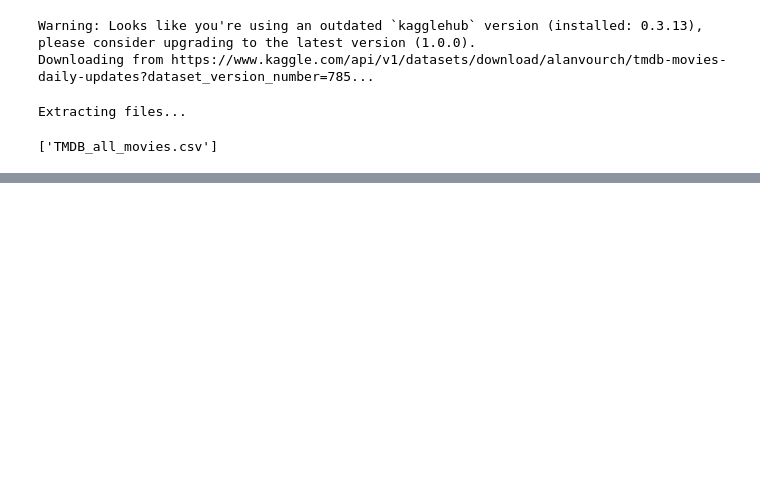
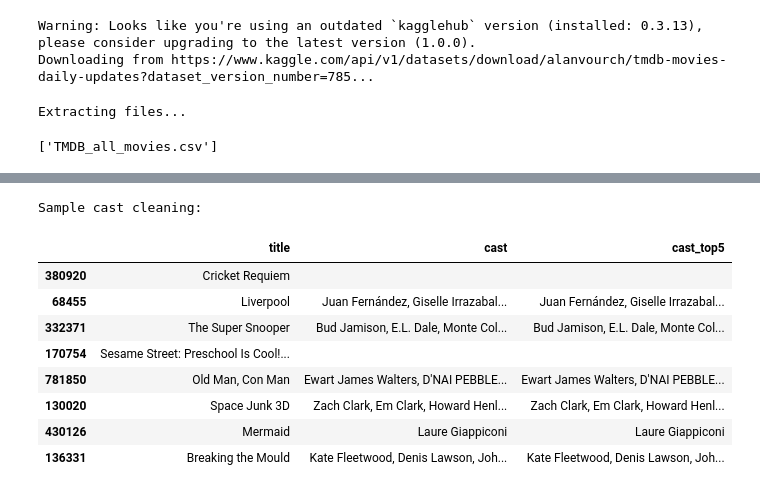
Before and after one commit to abhijitdalal26/movie-vector-galaxy, a Jupyter notebook: movies-vector-galaxy.ipynb, the cells around one changed output, grey strips where cells are left out. Saved outputs shown, nothing was run; the diff lists cells and outputs as text; code cells hidden in the pictures; blank space fills up the shorter version.

```diff
--- a/movies-vector-galaxy.ipynb
+++ b/movies-vector-galaxy.ipynb
@@ -56,0 +161,8 @@ dtype: object
+# %%
+df['genres'] = df['genres'].fillna('Unknown')
+df['cast'] = df['cast'].fillna('')
+df['director'] = df['director'].fillna('Unknown')
+df['year'] = df['year'].fillna(0).astype(int)
+
+print("Missing values after filling:")
+print(df.isnull().sum())
@@ -56,0 +182,11 @@ dtype: object
+# %%
+df = df[
+    df['title'].notna() &
+    (df['title'].str.strip() != '') &
+    df['overview'].notna() &
+    (df['overview'] != '') &
+    (df['overview'].str.len() >= 20)
+].copy()
+
+print("Shape after dropping bad overview rows:", df.shape)
+print(df.isnull().sum())
@@ -56,0 +206,40 @@ dtype: object
+# %%
+import ast
+
+def get_top_5_cast(cast_value):
+    if not cast_value:  # empty string
+        return ''
+
+    try:
+        # Most TMDB dumps store cast as stringified list: "['Tom Hanks', 'Meg Ryan', ...]"
+        if isinstance(cast_value, str) and cast_value.startswith('['):
+            cast_list = ast.literal_eval(cast_value)
+            if isinstance(cast_list, list):
+                return ', '.join(str(name).strip() for name in cast_list[:5])
+
+        # If it's already comma-separated
+        elif ',' in cast_value:
+            cast_list = [name.strip() for name in cast_value.split(',')]
+            return ', '.join(cast_list[:5])
+
+        # Fallback – just keep short
+        return str(cast_value)[:150]
+
+    except Exception:
+        return ''
+
+
+df['cast_top5'] = df['cast'].apply(get_top_5_cast)
+print("Sample cast cleaning:")
+display(df[['title', 'cast', 'cast_top5']].sample(8))
+# %% [output]
+Sample cast cleaning:
+|  | title | cast | cast_top5 |
+| 380920 | Cricket Requiem |  |  |
+| 68455 | Liverpool | Juan Fernández, Giselle Irrazabal... | Juan Fernández, Giselle Irrazabal... |
+| 332371 | The Super Snooper | Bud Jamison, E.L. Dale, Monte Col... | Bud Jamison, E.L. Dale, Monte Col... |
+| 170754 | Sesame Street: Preschool Is Cool!... |  |  |
+| 781850 | Old Man, Con Man | Ewart James Walters, D'NAI PEBBLE... | Ewart James Walters, D'NAI PEBBLE... |
+| 130020 | Space Junk 3D | Zach Clark, Em Clark, Howard Henl... | Zach Clark, Em Clark, Howard Henl... |
+| 430126 | Mermaid | Laure Giappiconi | Laure Giappiconi |
+| 136331 | Breaking the Mould | Kate Fleetwood, Denis Lawson, Joh... | Kate Fleetwood, Denis Lawson, Joh... |
```
Also changed, not shown: parts of 32 cells of this notebook.
